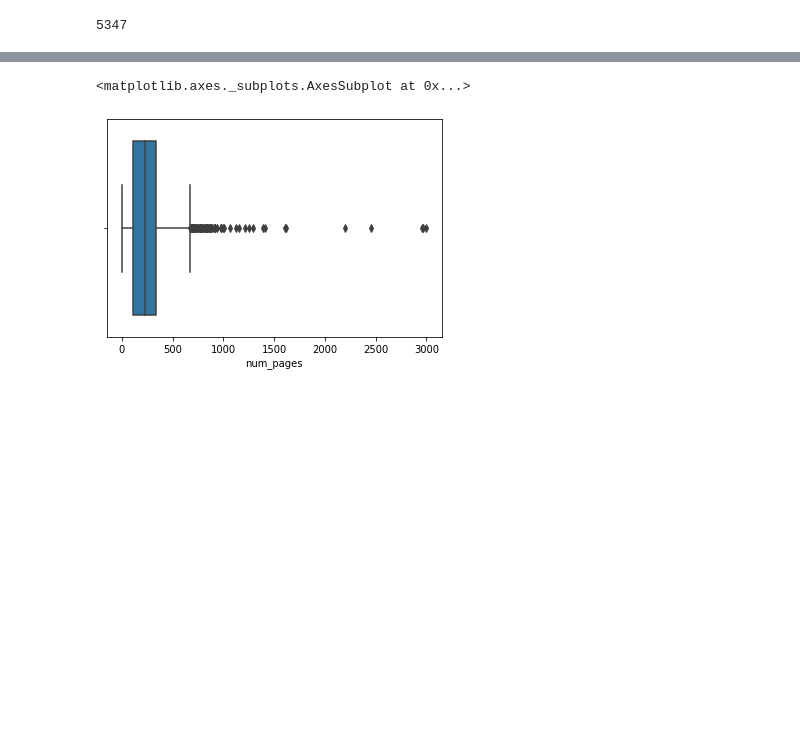
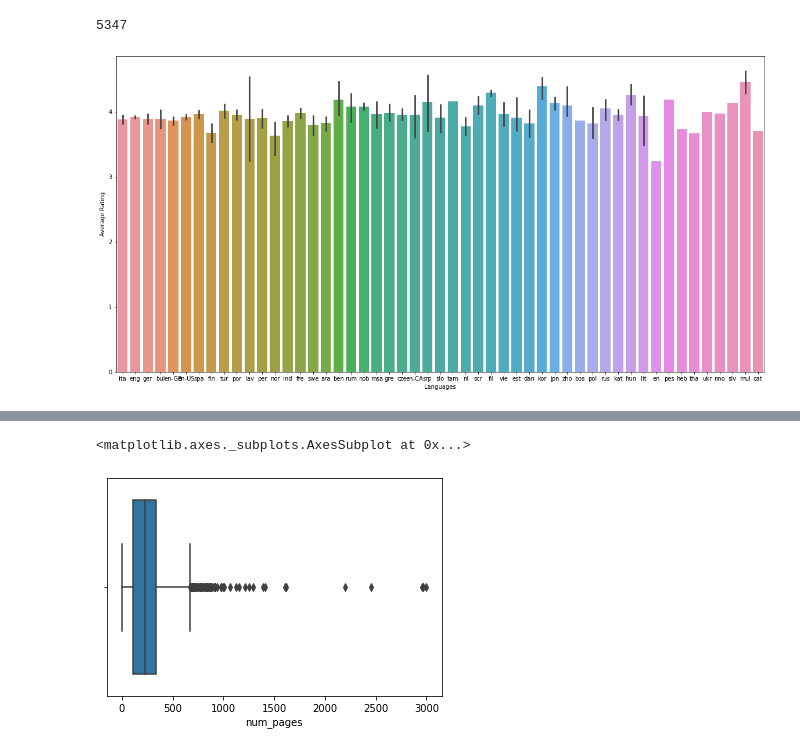
Before and after one commit to sanjanag/book-recommendation, a Jupyter notebook: Linear_Regression/Lin_Reg_Book_Rating.ipynb, the cells around one changed output, grey strips where cells are left out. Cells and saved outputs as stored; diff of their text form; code cells hidden in the pictures; blank space fills up the shorter version.

```diff
--- a/Linear_Regression/Lin_Reg_Book_Rating.ipynb
+++ b/Linear_Regression/Lin_Reg_Book_Rating.ipynb
@@ -29,3 +63,11 @@ len(data)
+# %%
+plt.figure(figsize=(20,10))
+sns.barplot(data=data,x='language_code',y='average_rating')
+plt.xlabel('Languages')
+plt.ylabel('Average Rating')
+plt.show()
+# %% [output]
+[figure, added]
 # %%
 #determine age of book as (2020 - publication_year)
 data['age'] = [(2020 - int(x)) for x in data['publication_year']]
```
Also changed, not shown: parts of 19 cells of this notebook, 4 other files.
